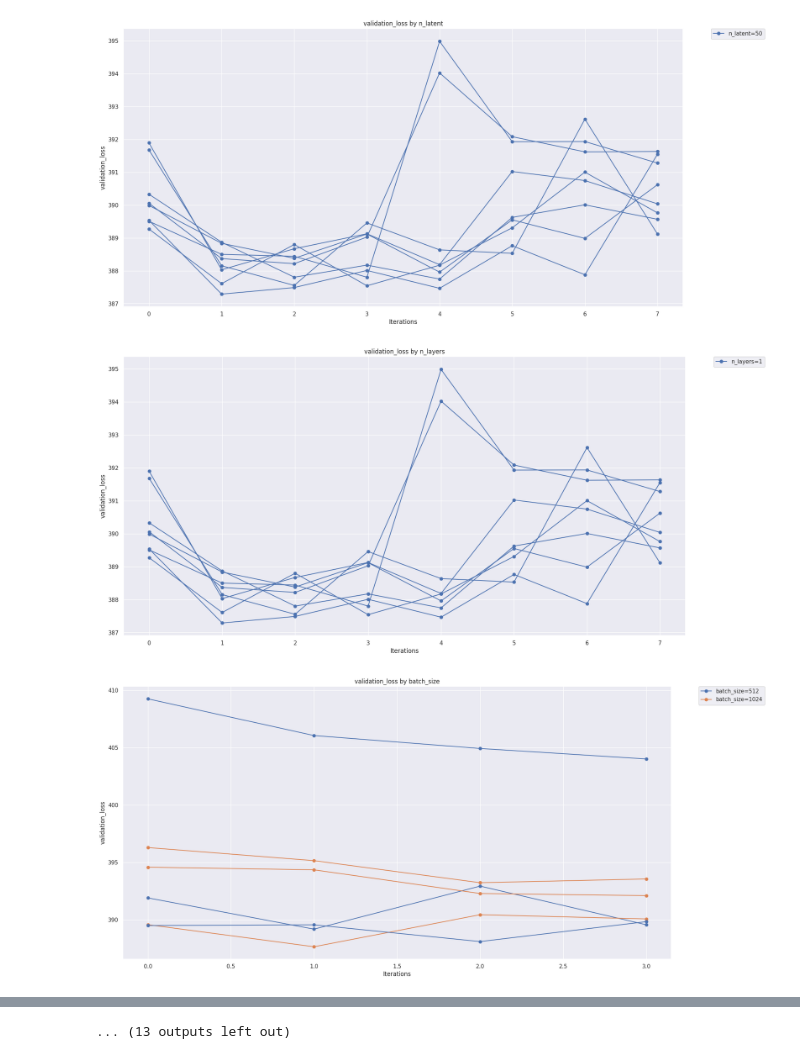
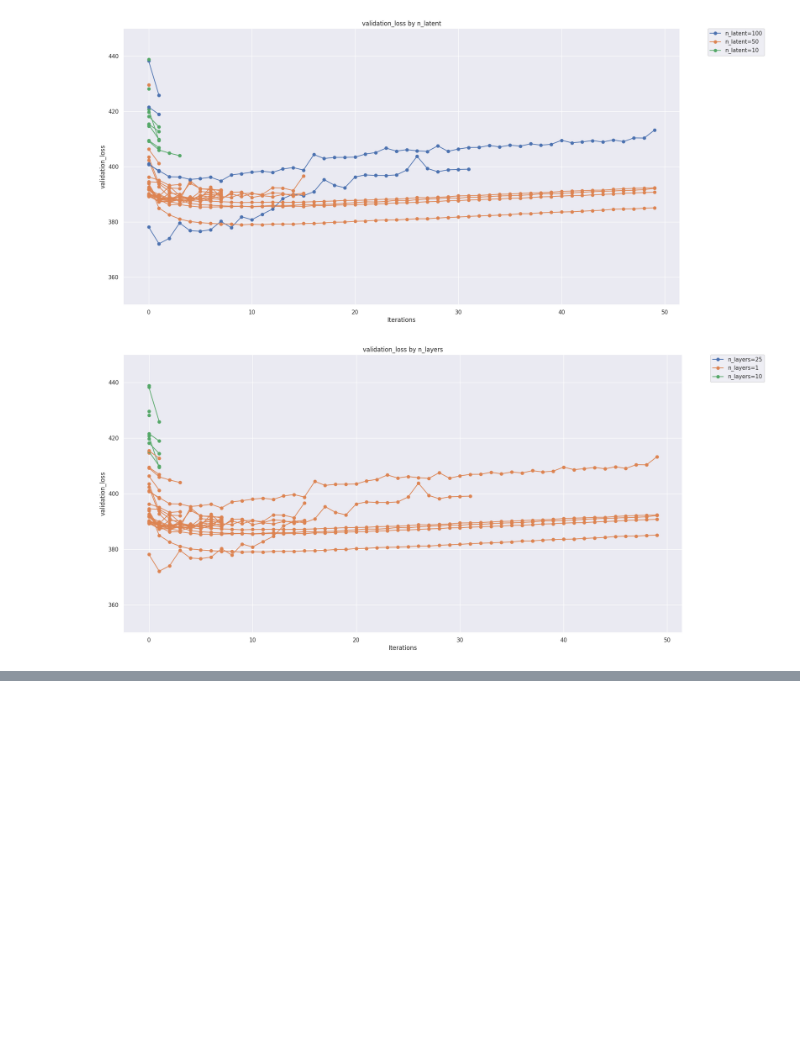
Before and after one commit to YosefLab/census-scvi, a Jupyter notebook: experiments/autotune/notebooks/2023_08_22_human_tenth.ipynb, the cells around one changed output, grey strips where cells are left out. Drawn from its saved outputs; the diff is of its cells as text; code cells hidden in the pictures; blank space fills up the shorter version.

Commit message:
Work in progress autotune report

```diff
--- a/experiments/autotune/notebooks/2023_08_22_human_tenth.ipynb
+++ b/experiments/autotune/notebooks/2023_08_22_human_tenth.ipynb
@@ -24,16 +24,13 @@ trial_params = {trial_id: get_trial_params(root_dir, trial_dir, search_params) f
 trial_progress = {trial_id: get_trial_progress(root_dir, trial_dir) for trial_id, trial_dir in zip(trial_ids, trial_dirs)}
 trial_info = get_trial_info(trial_params, trial_progress)
 # %%
-for iters in trial_info["iters"].unique():
-    if iters < 4:
-        continue
-    for param in search_params:
-        plot_trials(
-            trial_info,
-            trial_progress,
-            trial_params,
-            param,
-            iters=iters,
-            figsize=(20, 10),
-        )
+for param in search_params:
+    plot_trials(
+        trial_info,
+        trial_progress,
+        trial_params,
+        param,
+        figsize=(20, 10),
+        ylim=(350, 450),
+    )
 # %% [output]
@@ -43,3 +40,2 @@ for iters in trial_info["iters"].unique():
-[figure, old version]
+[figure, new version]
-[figure, old version]
+[figure, new version]
-[figure, removed]
@@ -52 +41,0 @@ for iters in trial_info["iters"].unique():
-... (13 outputs left out)
```
Also changed, not shown: parts of 1 cell of this notebook, 4 other files.
